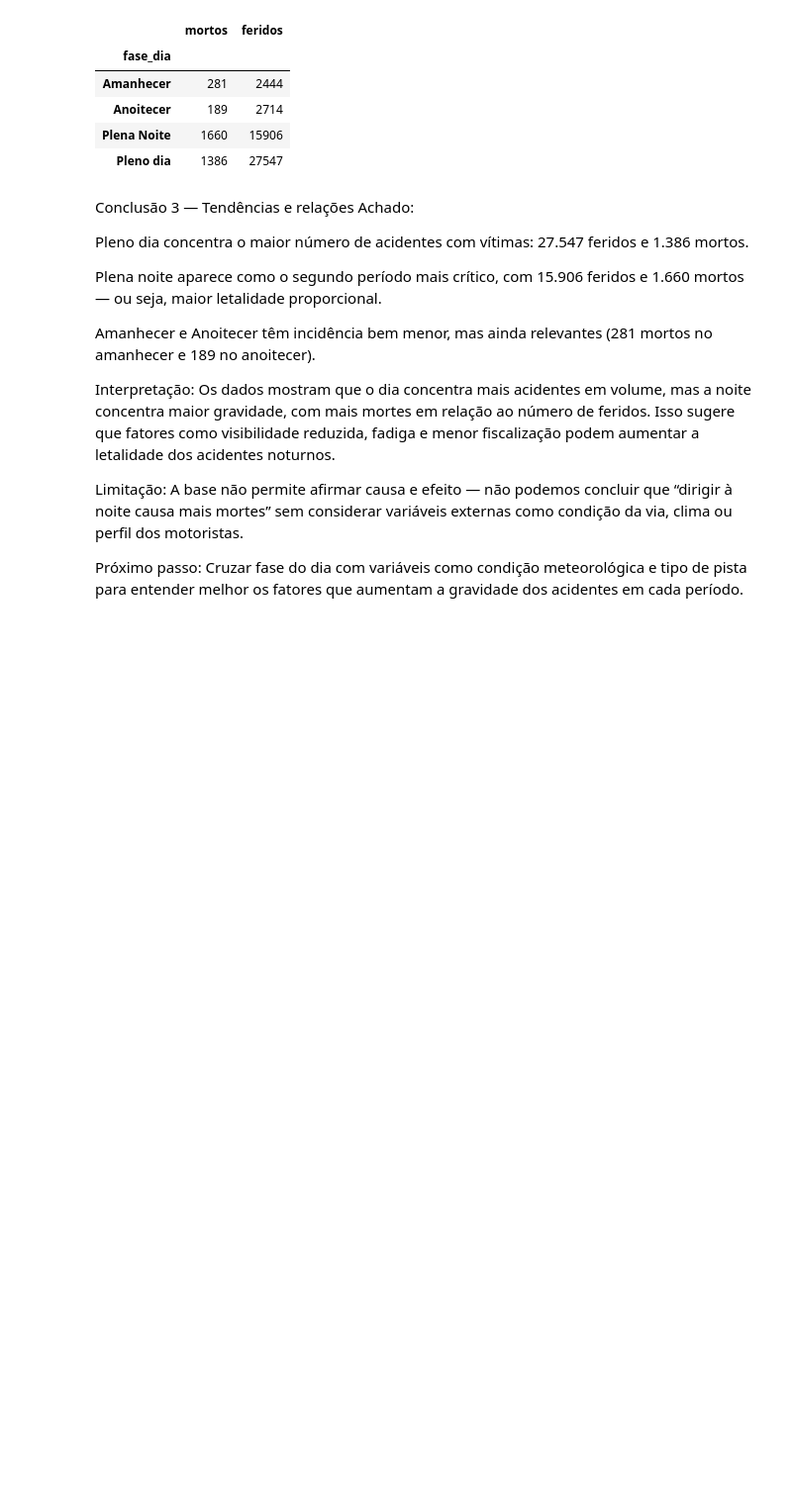
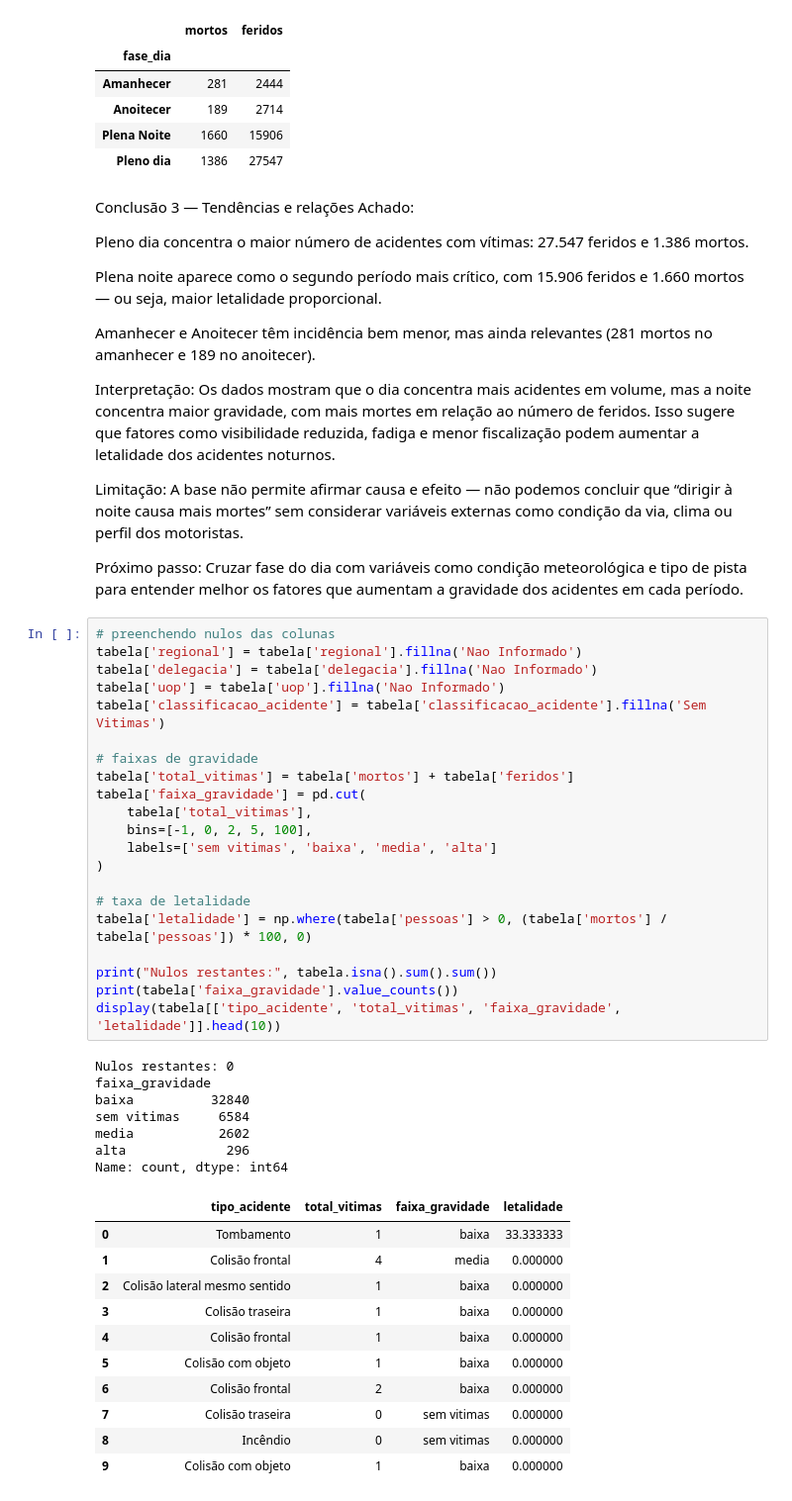
Before and after one commit to CristianeSMarques/Projeto-Final---Grupo-3---Cinthia-Cristiane-e-Douglas, a Jupyter notebook: Projeto.ipynb, the cells around one changed output. Shown at 99% size. Drawn from its saved outputs; the diff is of its cells as text; blank space fills up the shorter version.

Commit message:
feat: trata nulos e categoriza gravidade e letalidade

```diff
--- a/Projeto.ipynb
+++ b/Projeto.ipynb
@@ -626,3 +627,43 @@ Interpretação: Os dados mostram que o dia concentra mais acidentes em volume,
 Limitação: A base não permite afirmar causa e efeito — não podemos concluir que “dirigir à noite causa mais mortes” sem considerar variáveis externas como condição da via, clima ou perfil dos motoristas.
 
 Próximo passo: Cruzar fase do dia com variáveis como condição meteorológica e tipo de pista para entender melhor os fatores que aumentam a gravidade dos acidentes em cada período.
+# %%
+# preenchendo nulos das colunas
+tabela['regional'] = tabela['regional'].fillna('Nao Informado')
+tabela['delegacia'] = tabela['delegacia'].fillna('Nao Informado')
+tabela['uop'] = tabela['uop'].fillna('Nao Informado')
+tabela['classificacao_acidente'] = tabela['classificacao_acidente'].fillna('Sem Vitimas')
+
+# faixas de gravidade
+tabela['total_vitimas'] = tabela['mortos'] + tabela['feridos']
+tabela['faixa_gravidade'] = pd.cut(
+    tabela['total_vitimas'],
+    bins=[-1, 0, 2, 5, 100],
+    labels=['sem vitimas', 'baixa', 'media', 'alta']
+)
+
+# taxa de letalidade
+tabela['letalidade'] = np.where(tabela['pessoas'] > 0, (tabela['mortos'] / tabela['pessoas']) * 100, 0)
+
+print("Nulos restantes:", tabela.isna().sum().sum())
+print(tabela['faixa_gravidade'].value_counts())
+display(tabela[['tipo_acidente', 'total_vitimas', 'faixa_gravidade', 'letalidade']].head(10))
+# %% [output]
+Nulos restantes: 0
+faixa_gravidade
+baixa          32840
+sem vitimas     6584
+media           2602
+alta             296
+Name: count, dtype: int64
+|  | tipo_acidente | total_vitimas | faixa_gravidade | letalidade |
+| 0 | Tombamento | 1 | baixa | 33.333333 |
+| 1 | Colisão frontal | 4 | media | 0.000000 |
+| 2 | Colisão lateral mesmo sentido | 1 | baixa | 0.000000 |
+| 3 | Colisão traseira | 1 | baixa | 0.000000 |
+| 4 | Colisão frontal | 1 | baixa | 0.000000 |
+| 5 | Colisão com objeto | 1 | baixa | 0.000000 |
+| 6 | Colisão frontal | 2 | baixa | 0.000000 |
+| 7 | Colisão traseira | 0 | sem vitimas | 0.000000 |
+| 8 | Incêndio | 0 | sem vitimas | 0.000000 |
+| 9 | Colisão com objeto | 1 | baixa | 0.000000 |
```
